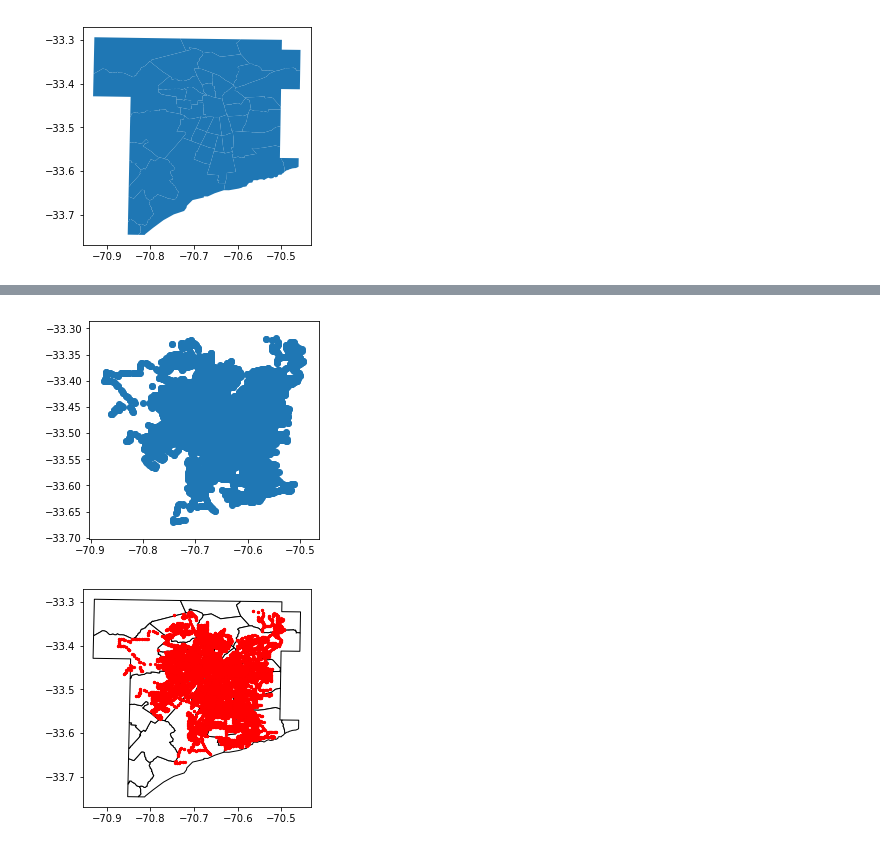
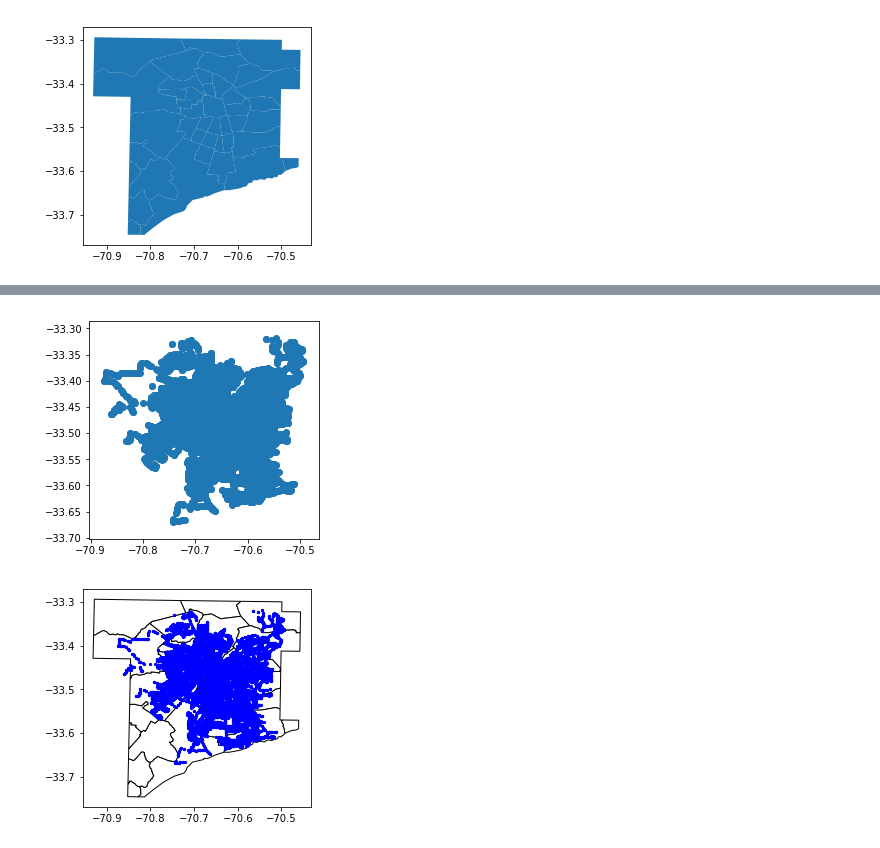
Before and after one commit to fcanessa2/Fernanda-Canessa, a Jupyter notebook: Lab10.ipynb, the cells around one changed output, grey strips where cells are left out. Cells and saved outputs as stored; diff of their text form; code cells hidden in the pictures.

```diff
--- a/Lab10.ipynb
+++ b/Lab10.ipynb
@@ -41,27 +44,27 @@ zones.plot()
 <matplotlib.axes._subplots.AxesSubplot at 0x...>
 [figure]
 # %%
-#MISION 2
+# MISION 2
 
 paradas = (gpd.read_file("paradas.shp", crs = {"init" : "epsg:4326"}))
 display(paradas.head(5))
 paradas.plot()
 
 ##http://geopandas.org/mapping.html
 fig, ax = plt.subplots()
 ax.set_aspect('equal')
 zones.plot(ax=ax, color='white', edgecolor='black')
-paradas.plot(ax=ax, marker='o', color='red', markersize=5)
+paradas.plot(ax=ax, marker='o', color='blue', markersize=5)
 plt.show()
 # %% [output]
 |  | ID | CODINFRA | SIMT | COMUNA | EJE | DESDECRUCE | HACIACRUCE | NOMBRE_PAR | X | Y | ... |
 | 0 | 915 | L-13-63-5-NS | PI317 | MAIP� | MAIP� | CALETERA CAMINO A MELIPILLA | LAGO BRACCIANO | Central Poniente / esq. Lago Brac... | 333352.21 | 6285793.36 | ... |
 | 1 | 916 | L-13-63-10-PO | PI307 | MAIP� | MAIP� | LAS ARALIAS | LAGO DE COMO | Central Poniente / esq. Lago de Como | 333556.96 | 6285602.35 | ... |
 | 2 | 927 | L-13-61-10-OP | PI269 | MAIP� | MAIP� | LIQUIDAMBAR 4 | LAGO DE COMO | Central Oriente / esq. Lago de Como | 333620.37 | 6285624.74 | ... |
 | 3 | 918 | L-13-63-20-PO | PI309 | MAIP� | MAIP� | EL CACTUS | LAGO CASTELGANDOLFO | Central Poniente / esq. Castelgan... | 334004.86 | 6285199.22 | ... |
 | 4 | 925 | L-13-61-20-OP | PI267 | MAIP� | MAIP� | EL HELECHO NORTE | LAGO CASTELGANDOLFO | Central Oriente / esq. Castelgand... | 334032.79 | 6285254.39 | ... |
 [figure]
-[figure, old version]
+[figure, new version]
 # %%
 # MISION 3
 
```
Also changed, not shown: parts of 4 cells of this notebook.
